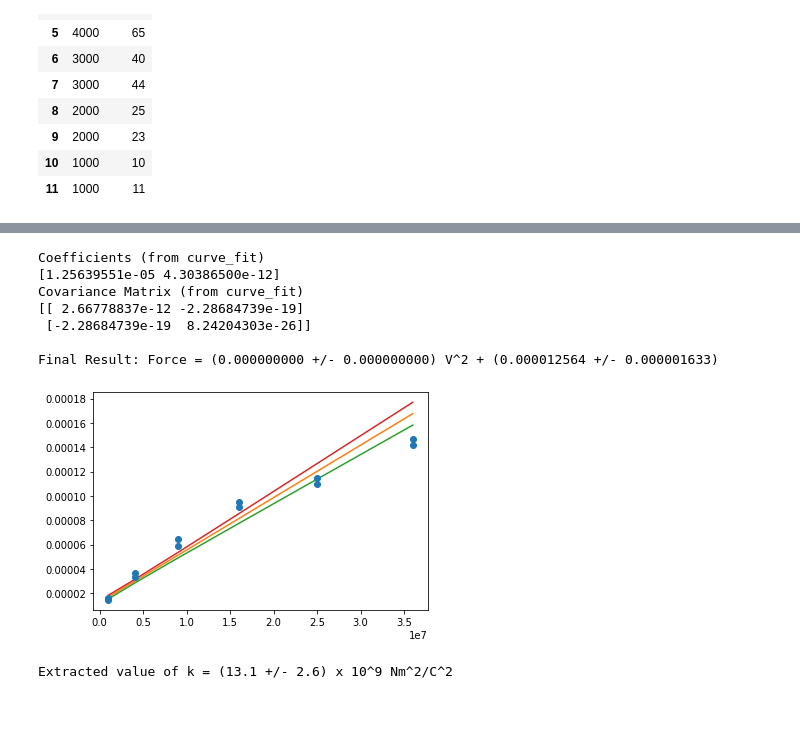
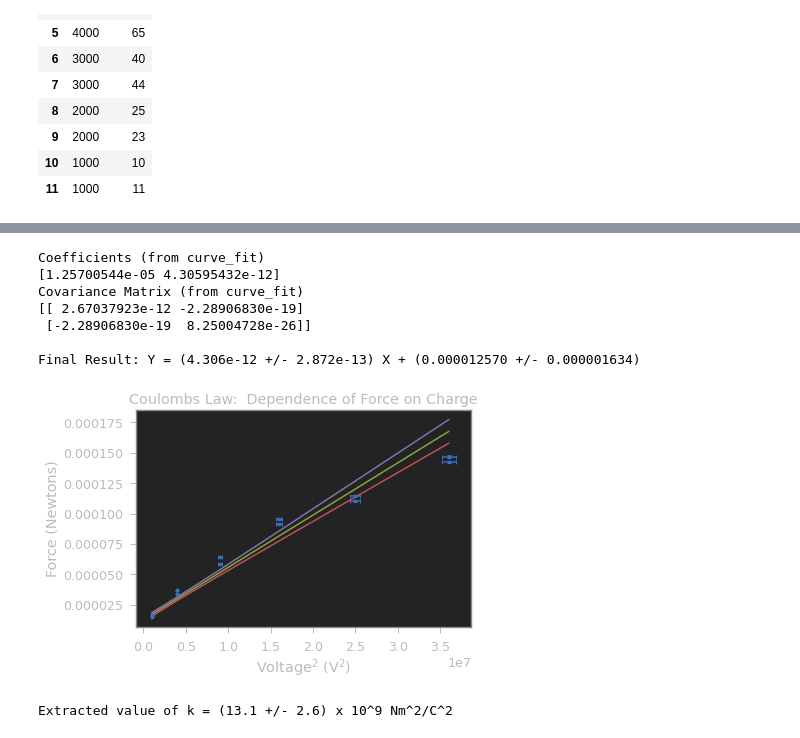
Before and after one commit to brash99/Phys202L, a Jupyter notebook: JupyterNotebooks/Coulombs_Law_Analysis.ipynb, the cells around one changed output, grey strips where cells are left out. Drawn from its saved outputs; the diff is of its cells as text; code cells hidden in the pictures; blank space fills up the shorter version.

```diff
--- a/JupyterNotebooks/Coulombs_Law_Analysis.ipynb
+++ b/JupyterNotebooks/Coulombs_Law_Analysis.ipynb
@@ -183,12 +217,19 @@ df2
 # %%
 xi = 1.0/(df2['R'])**2
 yi = df2['Force']
-sigmai = df2['dForce']
+dRi = 0.001
+sigmaxi = xi*2.0*(dRi/df2['R'])
+sigmayi = df2['dForce']
 
-plt.errorbar(xi, yi, yerr=sigmai, fmt='o', capsize=5, capthick=2)
+##############################
+
+from scipy.optimize import curve_fit
+
+def fitfunction(x,*paramlist):
+    return paramlist[0]+paramlist[1]*x
 
 init_vals = [0.0 for x in range(2)]
-popt, pcov = curve_fit(fitfunction,xi,yi,p0=init_vals,sigma=sigmai)
+popt, pcov = curve_fit(fitfunction,xi,yi,p0=init_vals,sigma=sigmayi)
 perr = np.sqrt(np.diag(pcov))
 
 ps = np.random.multivariate_normal(popt,pcov,10000)
@@ -204,11 +245,18 @@ print("Covariance Matrix (from curve_fit)")
 print (pcov)
 
 print()
-print ("Final Result: Force = (%0.9f +/- %0.9f) 1/R^2 + (%0.9f +/- %0.9f)" % (popt[1],perr[1],popt[0],perr[0]))
+print ("Final Result: Y = (%0.9f +/- %0.9f) X + (%0.9f +/- %0.9f)" % (popt[1],perr[1],popt[0],perr[0]))
+
+plt.errorbar(xi, yi, xerr=sigmaxi, yerr=sigmayi, fmt='.', capsize=2, capthick=1)
 
 plt.plot(xi,middle)
 plt.plot(xi,lower)
 plt.plot(xi,upper)
+
+#########################
+plt.xlabel('1/R$^2$ (m$^{-2})$')
+plt.ylabel('Force (Newtons)')
+plt.title('Coulombs Law:  Dependence of Force on Distance')
 plt.show()
 # %% [output]
 Coefficients (from curve_fit)
@@ -332,43 +381,55 @@ df3
 # %%
 xi = (df3['V'])**2
 yi = df3['Force']
-sigmai = df3['dForce']
-sigmax = df3['dV']
+sigmayi = df3['dForce']
+sigmaxi = 2.0*xi*(df3['dV']/df3['V'])
 
-plt.errorbar(xi, yi, xerr=sigmax,yerr=sigmai, fmt='o', capsize=2, capthick=1)
+##############################
+
+from scipy.optimize import curve_fit
+
+def fitfunction(x,*paramlist):
+    return paramlist[0]+paramlist[1]*x
 
 init_vals = [0.0 for x in range(2)]
-popt, pcov = curve_fit(fitfunction,xi,yi,p0=init_vals,sigma=sigmai)
+popt, pcov = curve_fit(fitfunction,xi,yi,p0=init_vals,sigma=sigmayi)
 perr = np.sqrt(np.diag(pcov))
 
 ps = np.random.multivariate_normal(popt,pcov,10000)
 ysample=np.asarray([fitfunction(xi,*pi) for pi in ps])
 
 lower = np.percentile(ysample,16.0,axis=0)
 upper = np.percentile(ysample,84.0,axis=0)
 middle = (lower+upper)/2.0
 
 print("Coefficients (from curve_fit)")
 print (popt)
 print("Covariance Matrix (from curve_fit)")
 print (pcov)
 
 print()
-print ("Final Result: Force = (%0.9f +/- %0.9f) V^2 + (%0.9f +/- %0.9f)" % (popt[1],perr[1],popt[0],perr[0]))
+print ("Final Result: Y = (%0.3e +/- %0.3e) X + (%0.9f +/- %0.9f)" % (popt[1],perr[1],popt[0],perr[0]))
+
+plt.errorbar(xi, yi, xerr=sigmaxi, yerr=sigmayi, fmt='.', capsize=2, capthick=1)
 
 plt.plot(xi,middle)
 plt.plot(xi,lower)
 plt.plot(xi,upper)
+
+#########################
+plt.xlabel('Voltage$^2$ (V$^2$)')
+plt.ylabel('Force (Newtons)')
+plt.title('Coulombs Law:  Dependence of Force on Charge')
 plt.show()
 # %% [output]
 Coefficients (from curve_fit)
-[1.25639551e-05 4.30386500e-12]
+[1.25700544e-05 4.30595432e-12]
 Covariance Matrix (from curve_fit)
-[[ 2.66778837e-12 -2.28684739e-19]
- [-2.28684739e-19  8.24204303e-26]]
+[[ 2.67037923e-12 -2.28906830e-19]
+ [-2.28906830e-19  8.25004728e-26]]
 
-Final Result: Force = (0.000000000 +/- 0.000000000) V^2 + (0.000012564 +/- 0.000001633)
+Final Result: Y = (4.306e-12 +/- 2.872e-13) X + (0.000012570 +/- 0.000001634)
-[figure, old version]
+[figure, new version]
 # %%
 #
 # Now, let us see if we can calculate what k is, based on the slope from the previous graph
```
Also changed, not shown: parts of 11 cells of this notebook, 1 other file.
